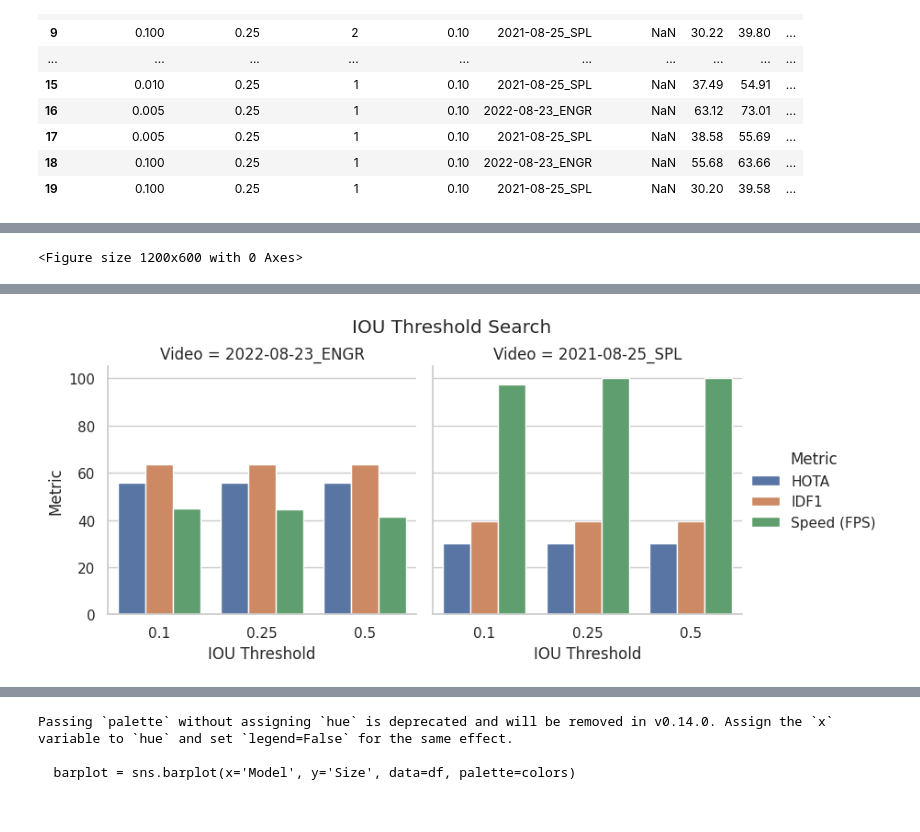
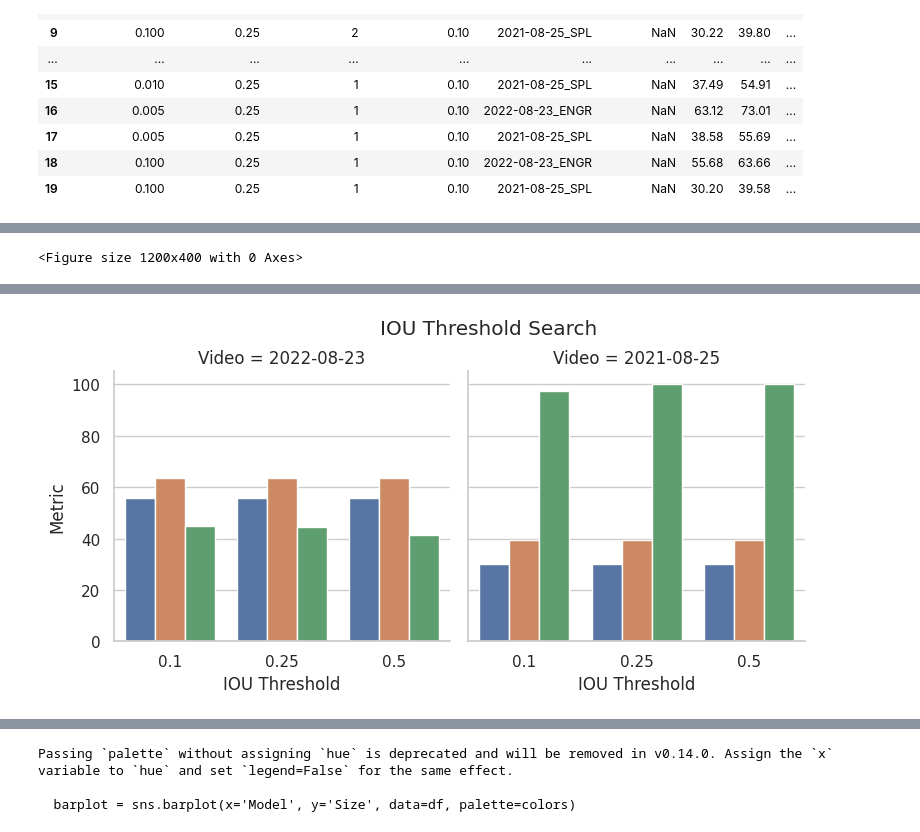
Before and after one commit to UGA-BSAIL/cotton_flower_mot, a Jupyter notebook: notebooks/generate_figures.ipynb, the cells around one changed output, grey strips where cells are left out. Cells and saved outputs as stored; diff of their text form; code cells hidden in the pictures.

```diff
--- a/notebooks/generate_figures.ipynb
+++ b/notebooks/generate_figures.ipynb
@@ -142,8 +147,11 @@ BASE_IOU = 0.25
 BASE_DW = 1
 BASE_KFP = 0.1
 
+# Remove the field names from the video names.
+search_data_clean = search_data.drop("Unnamed: 5", axis=1)
+search_data_clean["Video"] = search_data_clean["Video"].apply(lambda s: s.split("_")[0])
+
 # Melt all the metrics.
-search_data_clean = search_data.drop("Unnamed: 5", axis=1)
 search_data_melted = search_data_clean.melt(id_vars=search_data_clean.columns[:-3], var_name="Metric", value_name="Value")
 
 base_conf = search_data_melted["Conf. Threshold"] == BASE_CONF
@@ -181,8 +192,10 @@ plt.show()
 sns.set(style="whitegrid")
 
 # Create the bar plot.
-plt.figure(figsize=(12, 6))
+plt.figure(figsize=(12, 4))
 grid = sns.catplot(kind="bar", data=search_iou, x='IoU Threshold', y='Value', hue='Metric', col='Video', height=4, aspect=1)
+# Remove the legend
+grid._legend.remove()
 grid.fig.suptitle('IOU Threshold Search')
 # Adjust the layout to move the main title upwards
 plt.subplots_adjust(top=0.85)
@@ -194,7 +207,7 @@ plt.show()
 [interactive output not drawn]
-<Figure size 1200x600 with 0 Axes>
+<Figure size 1200x400 with 0 Axes>
 [interactive output not drawn]
-[figure, old version]
+[figure, new version]
 # %%
 # Death window search plot
 # Set seaborn style
```
Also changed, not shown: parts of 9 cells of this notebook, 1 other file.
